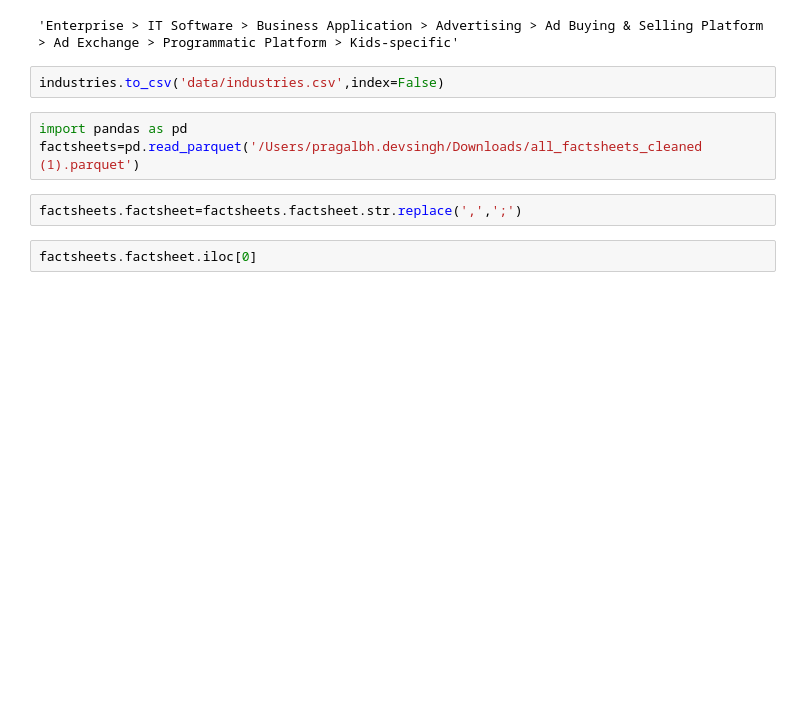
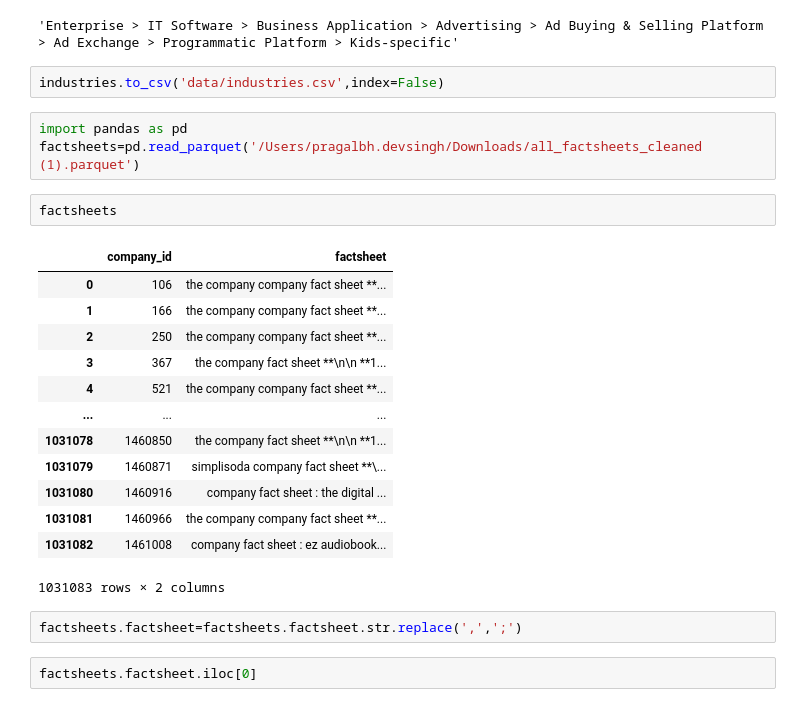
Before and after one commit to pragalbh-dev/ColBERT, a Jupyter notebook: knowledge_data_curation/test.ipynb, the cells around one changed output. Saved outputs shown, nothing was run; the diff lists cells and outputs as text; blank space fills up the shorter version.

```diff
--- a/knowledge_data_curation/test.ipynb
+++ b/knowledge_data_curation/test.ipynb
@@ -20,6 +20,22 @@ industries.to_csv('data/industries.csv',index=False)
 # %%
 import pandas as pd
 factsheets=pd.read_parquet('/Users/pragalbh.devsingh/Downloads/all_factsheets_cleaned (1).parquet')
+# %%
+factsheets
+# %% [output]
+|  | company_id | factsheet |
+| 0 | 106 | the company company fact sheet **... |
+| 1 | 166 | the company company fact sheet **... |
+| 2 | 250 | the company company fact sheet **... |
+| 3 | 367 | the company fact sheet **\n\n **1... |
+| 4 | 521 | the company company fact sheet **... |
+| ... | ... | ... |
+| 1031078 | 1460850 | the company fact sheet **\n\n **1... |
+| 1031079 | 1460871 | simplisoda company fact sheet **\... |
+| 1031080 | 1460916 | company fact sheet : the digital ... |
+| 1031081 | 1460966 | the company company fact sheet **... |
+| 1031082 | 1461008 | company fact sheet : ez audiobook... |
+1031083 rows × 2 columns
 # %%
 factsheets.factsheet=factsheets.factsheet.str.replace(',',';')
 # %%
```
Also changed, not shown: parts of 9 cells of this notebook, 12 other files.
